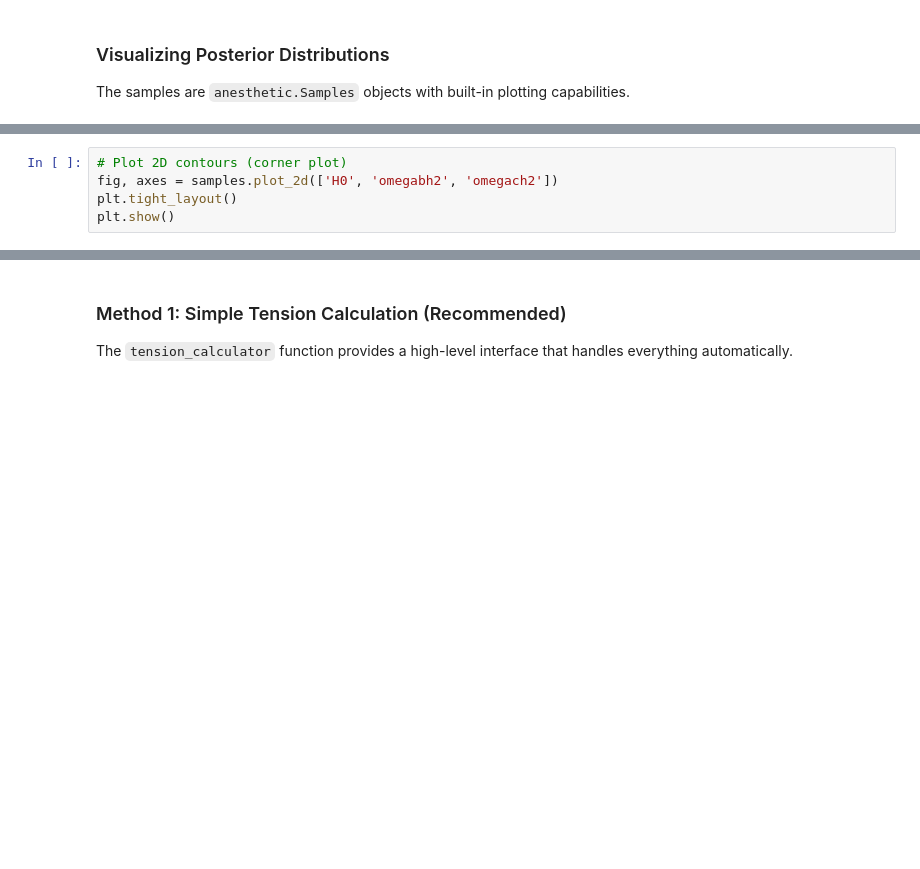
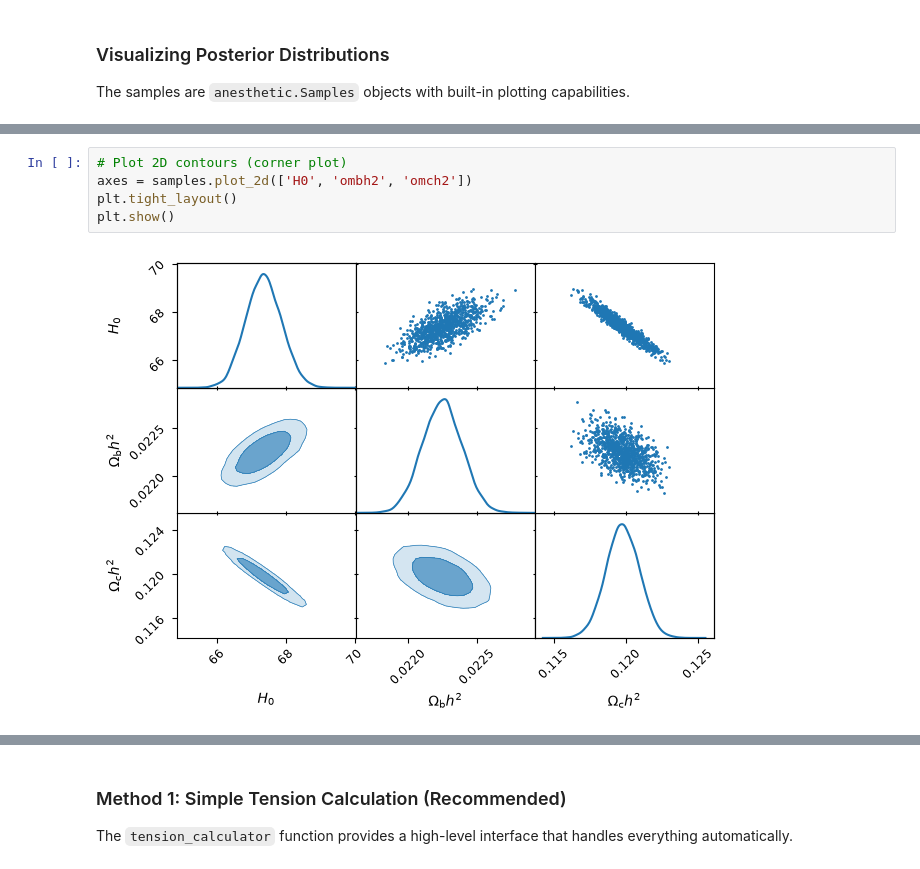
Before and after one commit to handley-lab/unimpeded, a Jupyter notebook: unimpeded_tutorial.ipynb, the cells around one changed output, grey strips where cells are left out. Cells and saved outputs as stored; diff of their text form; blank space fills up the shorter version.

```diff
--- a/unimpeded_tutorial.ipynb
+++ b/unimpeded_tutorial.ipynb
@@ -105,8 +139,10 @@ plt.show()
 # %%
 # Plot 2D contours (corner plot)
-fig, axes = samples.plot_2d(['H0', 'omegabh2', 'omegach2'])
+axes = samples.plot_2d(['H0', 'ombh2', 'omch2'])
 plt.tight_layout()
 plt.show()
+# %% [output]
+[figure, added]
 # %% [markdown]
 ## 3. Computing Tension Statistics
 
```
Also changed, not shown: parts of 21 cells of this notebook, 3 other files.
